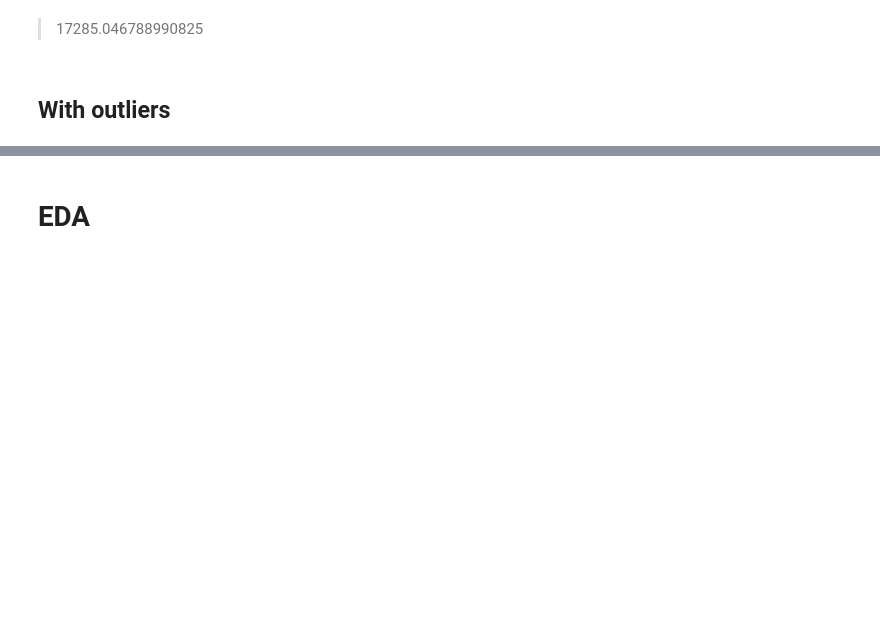
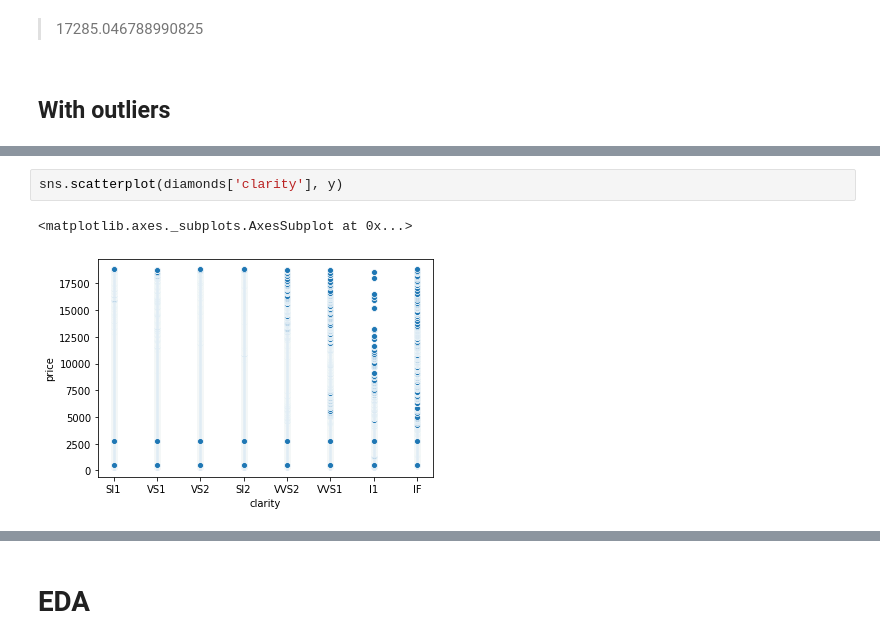
Before and after one commit to evefalcao/hw_linear-regression, a Jupyter notebook: p5-diamonds_pricing.ipynb, the cells around one changed output, grey strips where cells are left out. Drawn from its saved outputs; the diff is of its cells as text; blank space fills up the shorter version.

```diff
--- a/p5-diamonds_pricing.ipynb
+++ b/p5-diamonds_pricing.ipynb
@@ -23,0 +76,5 @@ diamonds.price.mean()
+# %%
+sns.scatterplot(diamonds['clarity'], y)
+# %% [output]
+<matplotlib.axes._subplots.AxesSubplot at 0x...>
+[figure, added]
```
Also changed, not shown: parts of 44 cells of this notebook.
